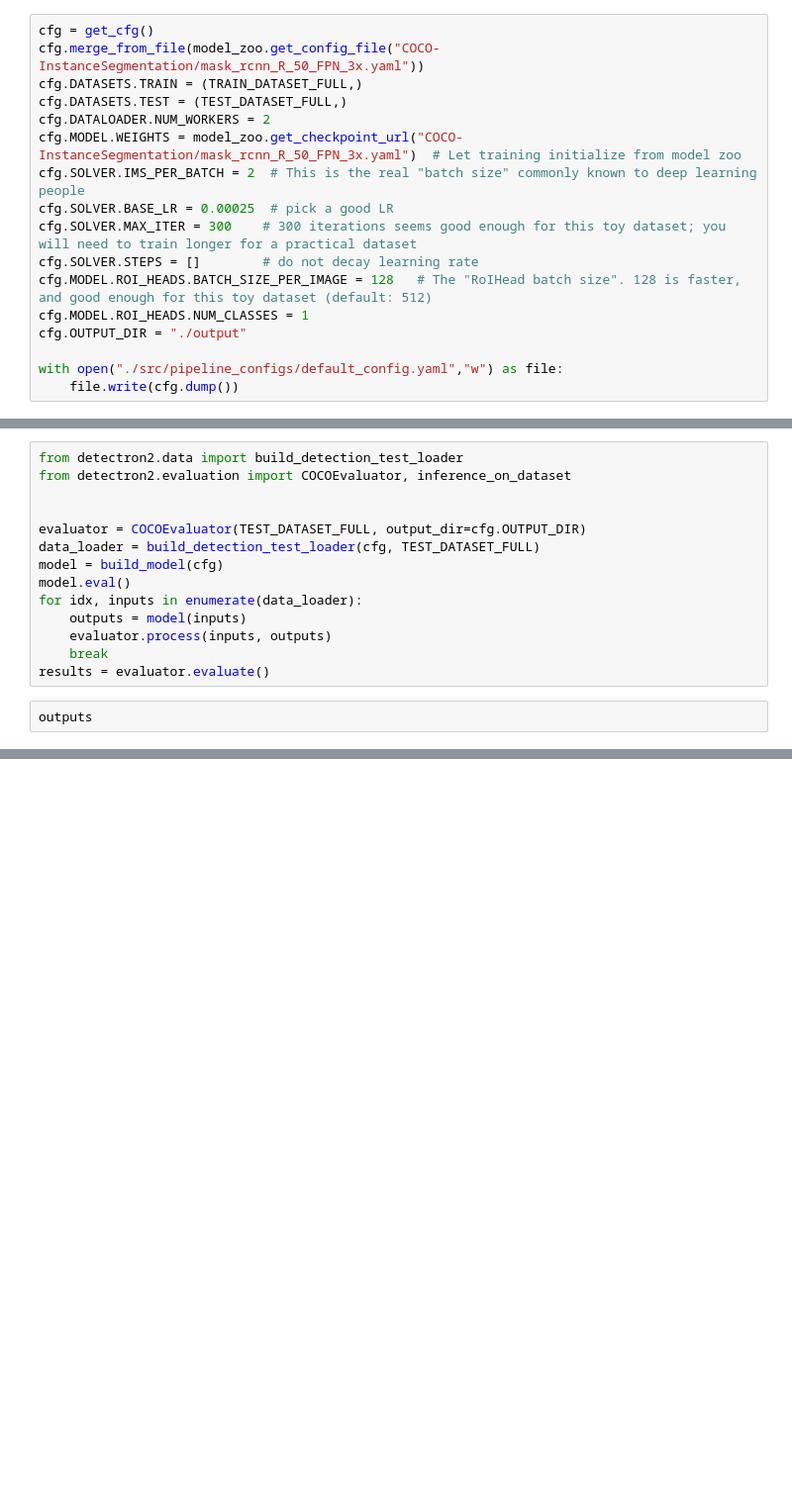
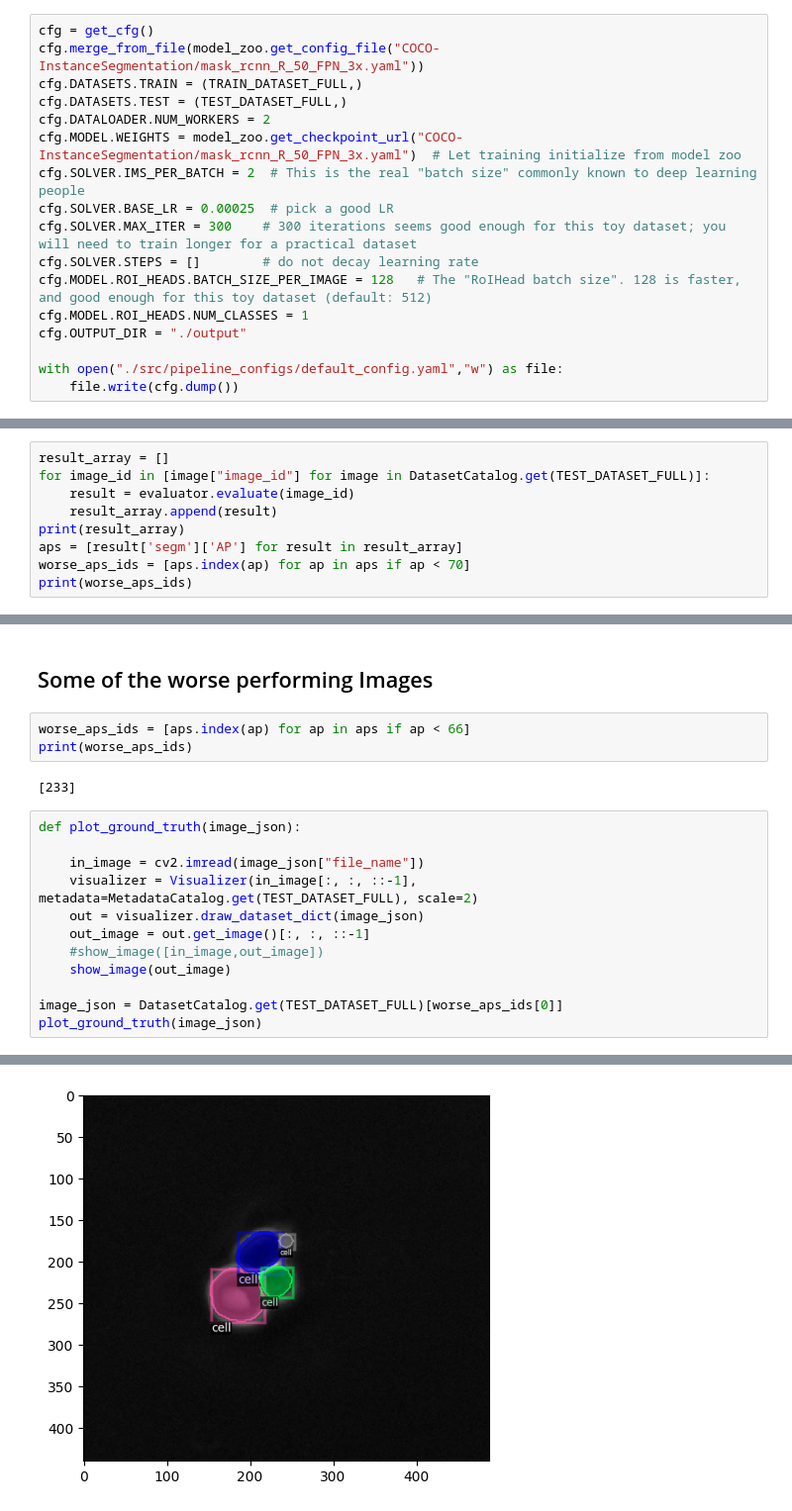
Before and after one commit to SchmollerLab/activeInstanceSegment, a Jupyter notebook: degugging_pipeline.ipynb, the cells around one changed output, grey strips where cells are left out. Shown at 99% size. Saved outputs shown, nothing was run; the diff lists cells and outputs as text; blank space fills up the shorter version.

```diff
--- a/degugging_pipeline.ipynb
+++ b/degugging_pipeline.ipynb
@@ -211,16 +246,9 @@ evaluator.evaluate([DatasetCatalog.get(TEST_DATASET_FULL)[100]["image_id"]])
-# %%
-from detectron2.data import build_detection_test_loader
-from detectron2.evaluation import COCOEvaluator, inference_on_dataset
-
-
-evaluator = COCOEvaluator(TEST_DATASET_FULL, output_dir=cfg.OUTPUT_DIR)
-data_loader = build_detection_test_loader(cfg, TEST_DATASET_FULL)
-model = build_model(cfg)
-model.eval()
-for idx, inputs in enumerate(data_loader):
-    outputs = model(inputs)
-    evaluator.process(inputs, outputs)
-    break
-results = evaluator.evaluate()
 # %%
-outputs
+result_array = []
+for image_id in [image["image_id"] for image in DatasetCatalog.get(TEST_DATASET_FULL)]:
+    result = evaluator.evaluate(image_id)
+    result_array.append(result)
+print(result_array)
+aps = [result['segm']['AP'] for result in result_array]
+worse_aps_ids = [aps.index(ap) for ap in aps if ap < 70]
+print(worse_aps_ids)
@@ -226,0 +273,20 @@ outputs
+# %% [markdown]
+## Some of the worse performing Images
+# %%
+worse_aps_ids = [aps.index(ap) for ap in aps if ap < 66]
+print(worse_aps_ids)
+# %% [output]
+[233]
+# %%
+def plot_ground_truth(image_json):
+
+    in_image = cv2.imread(image_json["file_name"])
+    visualizer = Visualizer(in_image[:, :, ::-1], metadata=MetadataCatalog.get(TEST_DATASET_FULL), scale=2)
+    out = visualizer.draw_dataset_dict(image_json)
+    out_image = out.get_image()[:, :, ::-1]
+    #show_image([in_image,out_image])
+    show_image(out_image)
+
+image_json = DatasetCatalog.get(TEST_DATASET_FULL)[worse_aps_ids[0]]
+plot_ground_truth(image_json)
+# %% [output]
@@ -226,0 +295 @@ outputs
+[figure, added]
```
Also changed, not shown: parts of 12 cells of this notebook, 1 other file.
